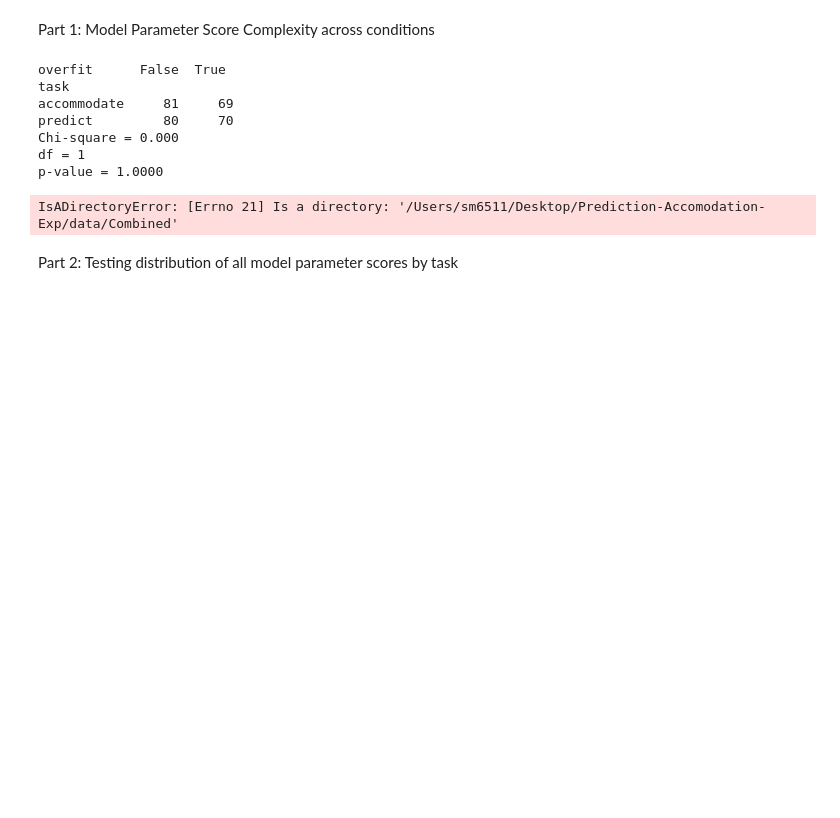
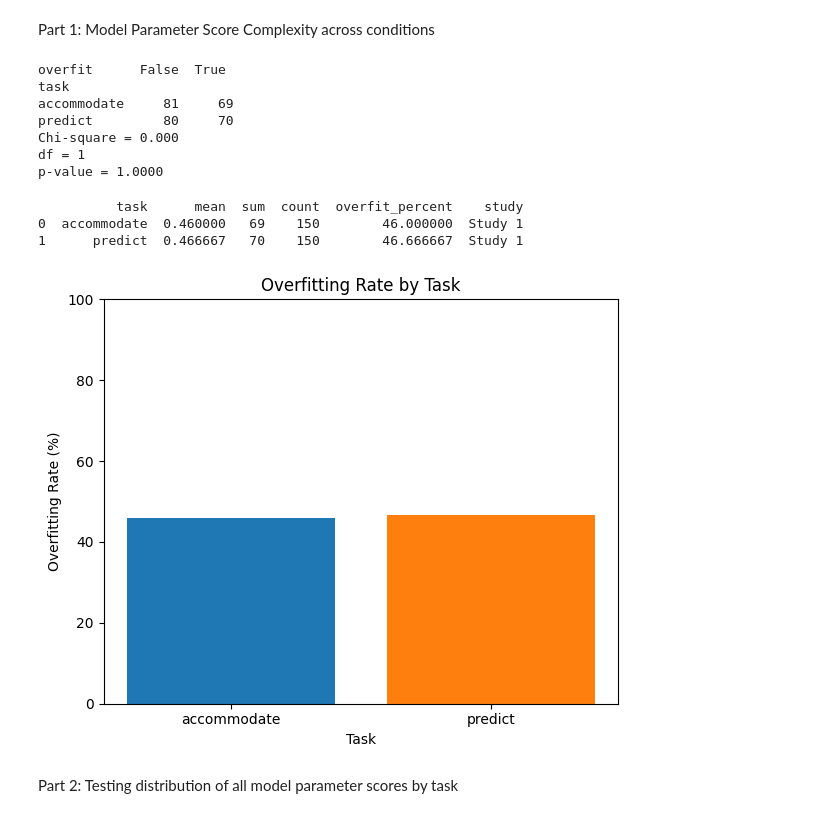
Before and after one commit to sebmonte/Prediction-Accomodation-Exp, a Jupyter notebook: Analysis/Scripts/Study1/Acc-PreCompare.ipynb, the cells around one changed output. Drawn from its saved outputs; the diff is of its cells as text; code cells hidden in the pictures; blank space fills up the shorter version.

```diff
--- a/Analysis/Scripts/Study1/Acc-PreCompare.ipynb
+++ b/Analysis/Scripts/Study1/Acc-PreCompare.ipynb
@@ -285,35 +286,37 @@ overfit_summary = (
     .groupby('task')['overfit']
     .agg(['mean', 'sum', 'count'])
     .reset_index()
 )
 
 # Convert to percent
 overfit_summary['overfit_percent'] = overfit_summary['mean'] * 100
 overfit_summary['study'] = 'Study 1'
-overfit_summary.to_csv(outputdirCombined, index=False)
 
 print(overfit_summary)
 
 # Plot
 fig, ax = plt.subplots(figsize=(6, 5))
 
 colors = ['#1f77b4', '#ff7f0e']  # blue for predict, orange for accommodate
 
 ax.bar(
     overfit_summary['task'],
     overfit_summary['overfit_percent'],
     color=colors
 )
 
 ax.set_title('Overfitting Rate by Task')
 ax.set_xlabel('Task')
 ax.set_ylabel('Overfitting Rate (%)')
 ax.set_ylim(0, 100)
 
 plt.tight_layout()
 plt.show()
 # %% [output]
-IsADirectoryError: [Errno 21] Is a directory: '/Users/sm6511/Desktop/Prediction-Accomodation-Exp/data/Combined'
+          task      mean  sum  count  overfit_percent    study
+0  accommodate  0.460000   69    150        46.000000  Study 1
+1      predict  0.466667   70    150        46.666667  Study 1
+[figure, added]
 # %% [markdown]
 Part 2: Testing distribution of all model parameter scores by task
 # %%
```
Also changed, not shown: parts of 2 cells of this notebook, 25 other files.
